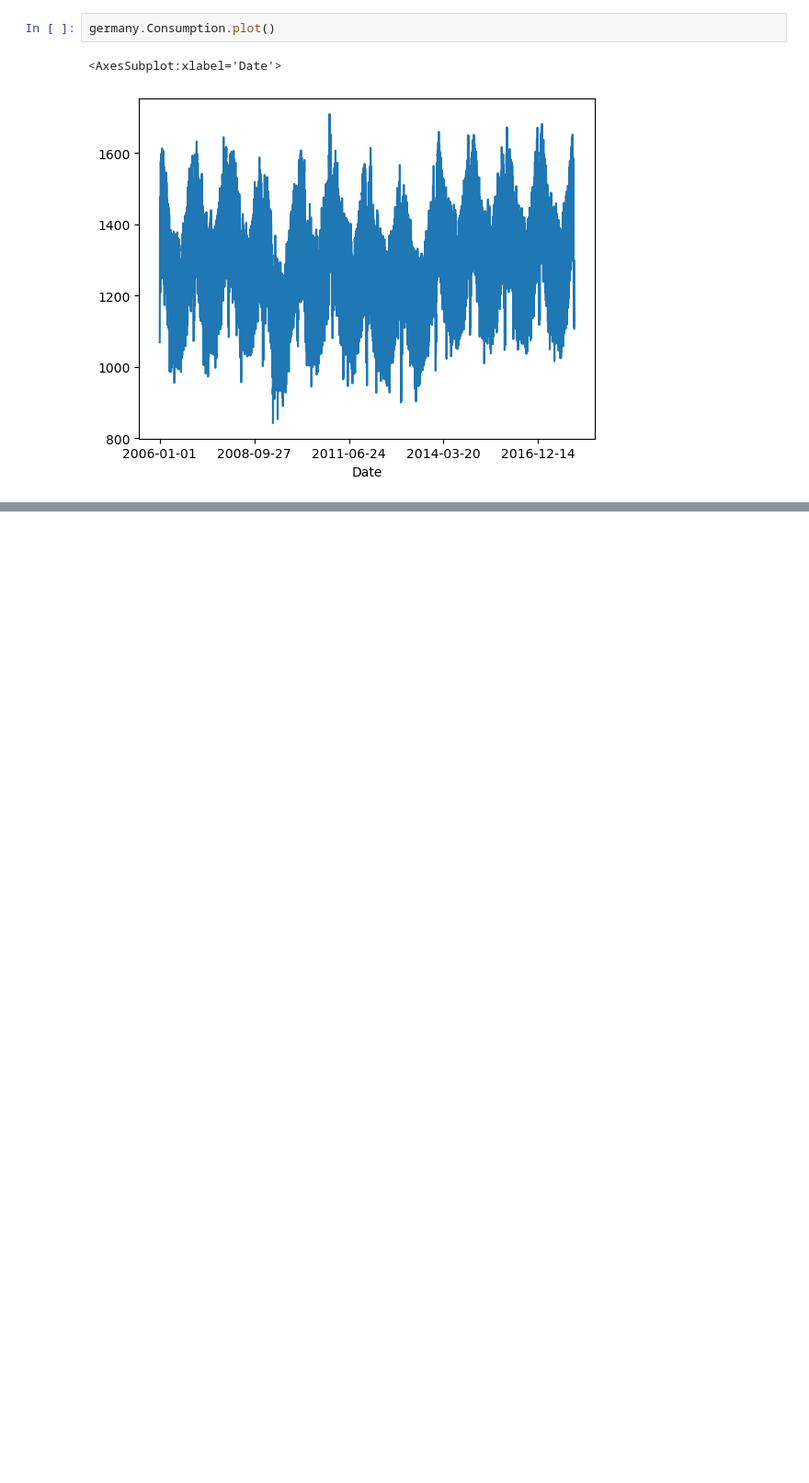
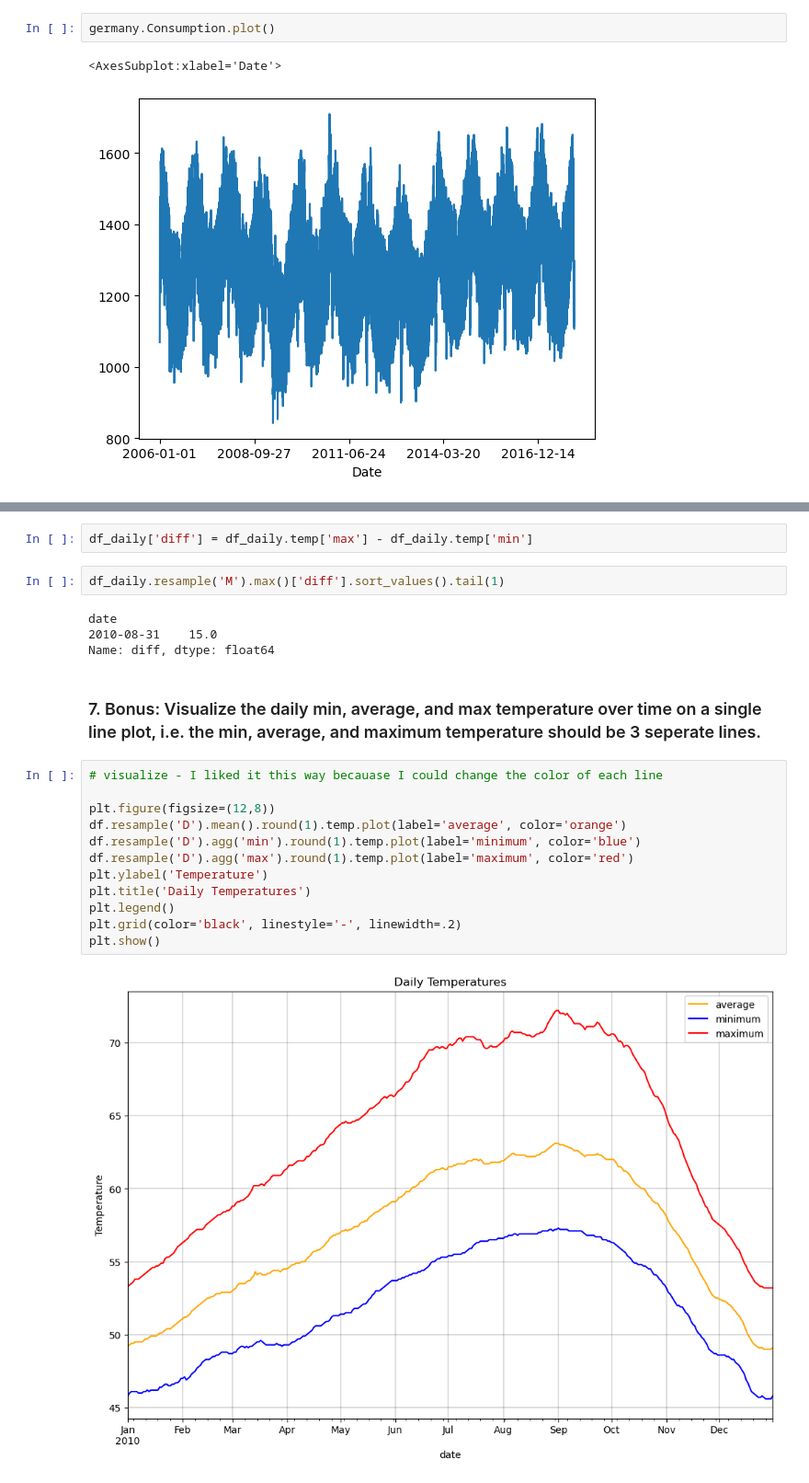
Before and after one commit to lewisalexia/time-series-exercises, a Jupyter notebook: time_series_exercises.ipynb, the cells around one changed output, grey strips where cells are left out. Shown at 92% size. Cells and saved outputs as stored; diff of their text form; blank space fills up the shorter version.

```diff
--- a/time_series_exercises.ipynb
+++ b/time_series_exercises.ipynb
@@ -126,0 +346,24 @@ germany.Consumption.plot()
+# %%
+df_daily['diff'] = df_daily.temp['max'] - df_daily.temp['min']
+# %%
+df_daily.resample('M').max()['diff'].sort_values().tail(1)
+# %% [output]
+date
+2010-08-31    15.0
+Name: diff, dtype: float64
+# %% [markdown]
+### 7. Bonus: Visualize the daily min, average, and max temperature over time on a single line plot, i.e. the min, average, and maximum temperature should be 3 seperate lines.
+# %%
+# visualize - I liked it this way becauase I could change the color of each line
+
+plt.figure(figsize=(12,8))
+df.resample('D').mean().round(1).temp.plot(label='average', color='orange')
+df.resample('D').agg('min').round(1).temp.plot(label='minimum', color='blue')
+df.resample('D').agg('max').round(1).temp.plot(label='maximum', color='red')
+plt.ylabel('Temperature')
+plt.title('Daily Temperatures')
+plt.legend()
+plt.grid(color='black', linestyle='-', linewidth=.2)
+plt.show()
+# %% [output]
+[figure, added]
```
Also changed, not shown: parts of 102 cells of this notebook, 1 other file.
